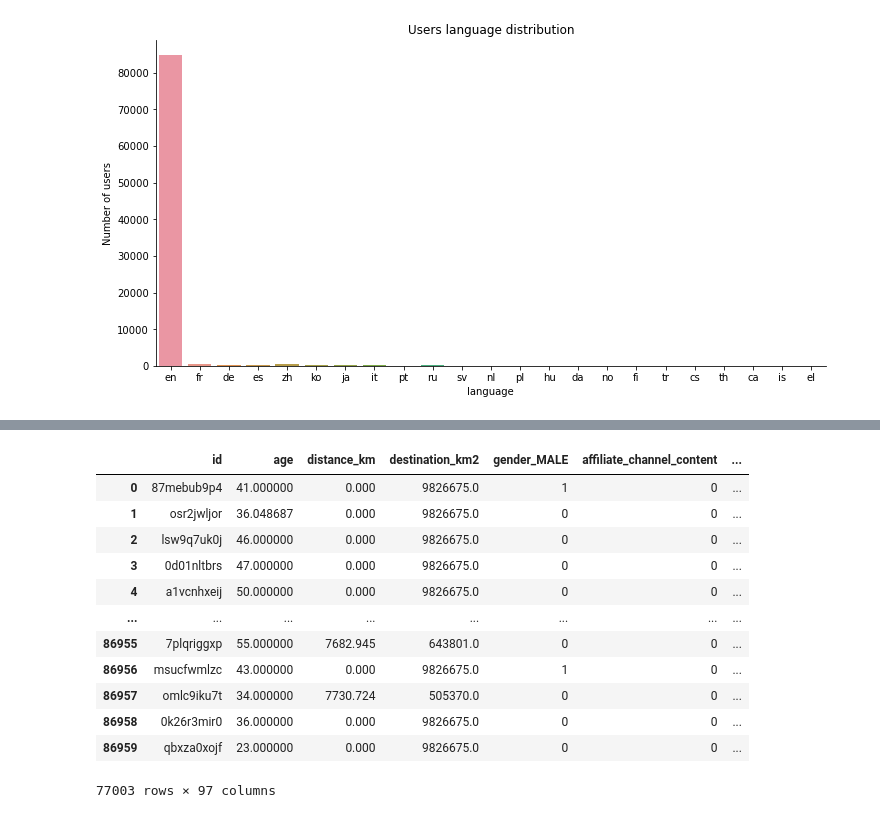
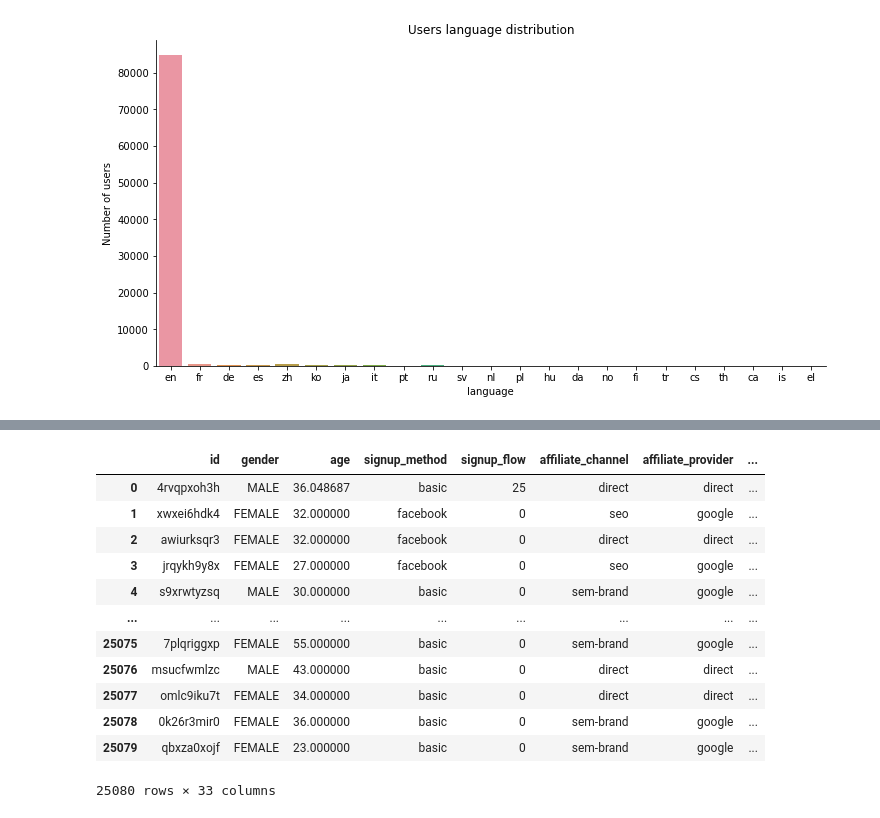
Before and after one commit to Kim-Jong-Gyu/3rdBA, a Jupyter notebook: final_selsction.ipynb, the cells around one changed output, grey strips where cells are left out. Drawn from its saved outputs; the diff is of its cells as text; code cells hidden in the pictures.

```diff
--- a/final_selsction.ipynb
+++ b/final_selsction.ipynb
@@ -310,4 +312,4 @@ df=df.drop(['timestamp_first_active','tfa_date','duration','date_account_created
 #target value means that tiem between booking and time first activity
 # so variables about signup are not considered
 
-df=df.drop(['signup_flow','signup_app','signup_method','date_first_booking'],axis=1)
+df=df.drop(['date_first_booking'],axis=1)
@@ -378,0 +366,2 @@ merge_c.head()
+# %%
+merge_final = pd.merge(merge_c,session_final, how='inner',on='id')
@@ -379,2 +406,2 @@ merge_c.head()
 # %%
-merge_c=merge_c.drop(['country_destination','affiliate_provider','first_affiliate_tracked'],axis=1)
+merge_final=merge_final.drop(['action_detail','country_destination'],axis=1)
@@ -380,0 +425,16 @@ merge_c=merge_c.drop(['country_destination','affiliate_provider','first_affiliat
+# %%
+merge_final
+# %% [output]
+|  | id | gender | age | signup_method | signup_flow | affiliate_channel | affiliate_provider | ... |
+| 0 | 4rvqpxoh3h | MALE | 36.048687 | basic | 25 | direct | direct | ... |
+| 1 | xwxei6hdk4 | FEMALE | 32.000000 | facebook | 0 | seo | google | ... |
+| 2 | awiurksqr3 | FEMALE | 32.000000 | facebook | 0 | direct | direct | ... |
+| 3 | jrqykh9y8x | FEMALE | 27.000000 | facebook | 0 | seo | google | ... |
+| 4 | s9xrwtyzsq | MALE | 30.000000 | basic | 0 | sem-brand | google | ... |
+| ... | ... | ... | ... | ... | ... | ... | ... | ... |
+| 25075 | 7plqriggxp | FEMALE | 55.000000 | basic | 0 | sem-brand | google | ... |
+| 25076 | msucfwmlzc | MALE | 43.000000 | basic | 0 | direct | direct | ... |
+| 25077 | omlc9iku7t | FEMALE | 34.000000 | basic | 0 | direct | direct | ... |
+| 25078 | 0k26r3mir0 | FEMALE | 36.000000 | basic | 0 | sem-brand | google | ... |
+| 25079 | qbxza0xojf | FEMALE | 23.000000 | basic | 0 | sem-brand | google | ... |
+25080 rows × 33 columns
@@ -389,16 +451,0 @@ merge_c=merge_c.drop(catvar,axis=1)
-# %%
-merge_c
-# %% [output]
-|  | id | age | distance_km | destination_km2 | gender_MALE | affiliate_channel_content | ... |
-| 0 | 87mebub9p4 | 41.000000 | 0.000 | 9826675.0 | 1 | 0 | ... |
-| 1 | osr2jwljor | 36.048687 | 0.000 | 9826675.0 | 0 | 0 | ... |
-| 2 | lsw9q7uk0j | 46.000000 | 0.000 | 9826675.0 | 0 | 0 | ... |
-| 3 | 0d01nltbrs | 47.000000 | 0.000 | 9826675.0 | 0 | 0 | ... |
-| 4 | a1vcnhxeij | 50.000000 | 0.000 | 9826675.0 | 0 | 0 | ... |
-| ... | ... | ... | ... | ... | ... | ... | ... |
-| 86955 | 7plqriggxp | 55.000000 | 7682.945 | 643801.0 | 0 | 0 | ... |
-| 86956 | msucfwmlzc | 43.000000 | 0.000 | 9826675.0 | 1 | 0 | ... |
-| 86957 | omlc9iku7t | 34.000000 | 7730.724 | 505370.0 | 0 | 0 | ... |
-| 86958 | 0k26r3mir0 | 36.000000 | 0.000 | 9826675.0 | 0 | 0 | ... |
-| 86959 | qbxza0xojf | 23.000000 | 0.000 | 9826675.0 | 0 | 0 | ... |
-77003 rows × 97 columns
```
Also changed, not shown: parts of 47 cells of this notebook, 7 other files.
